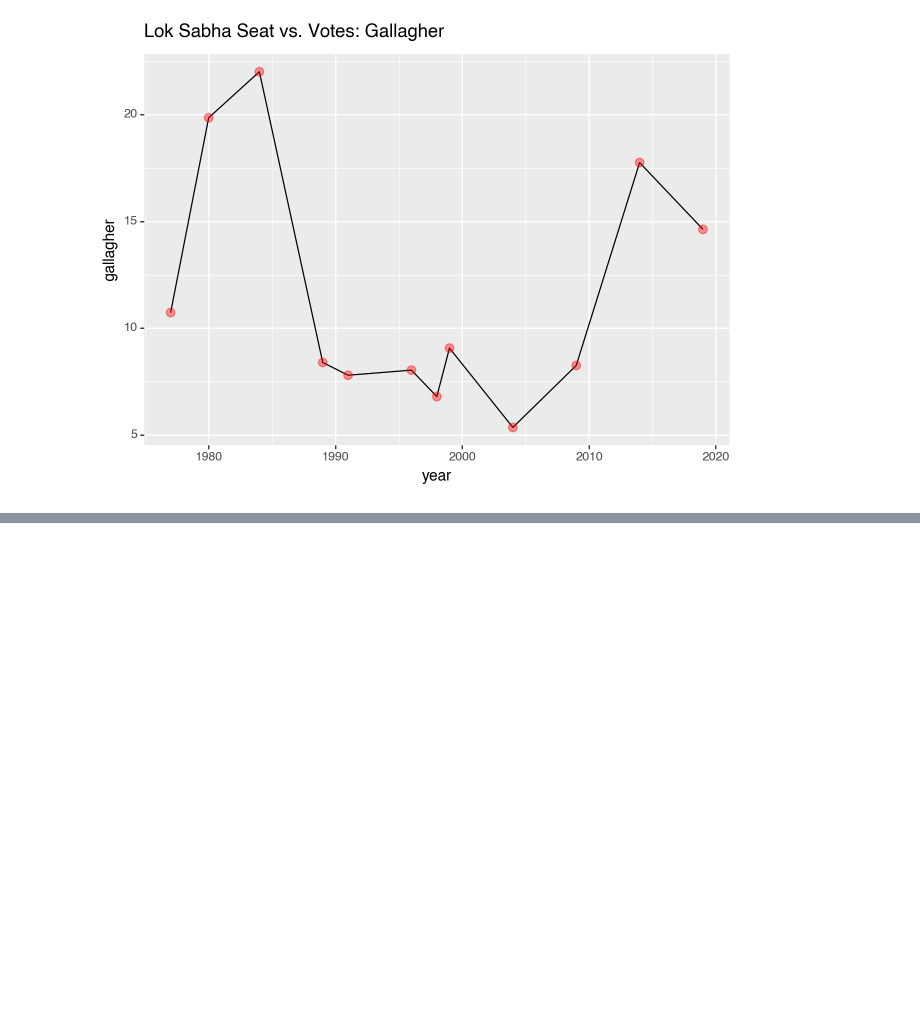
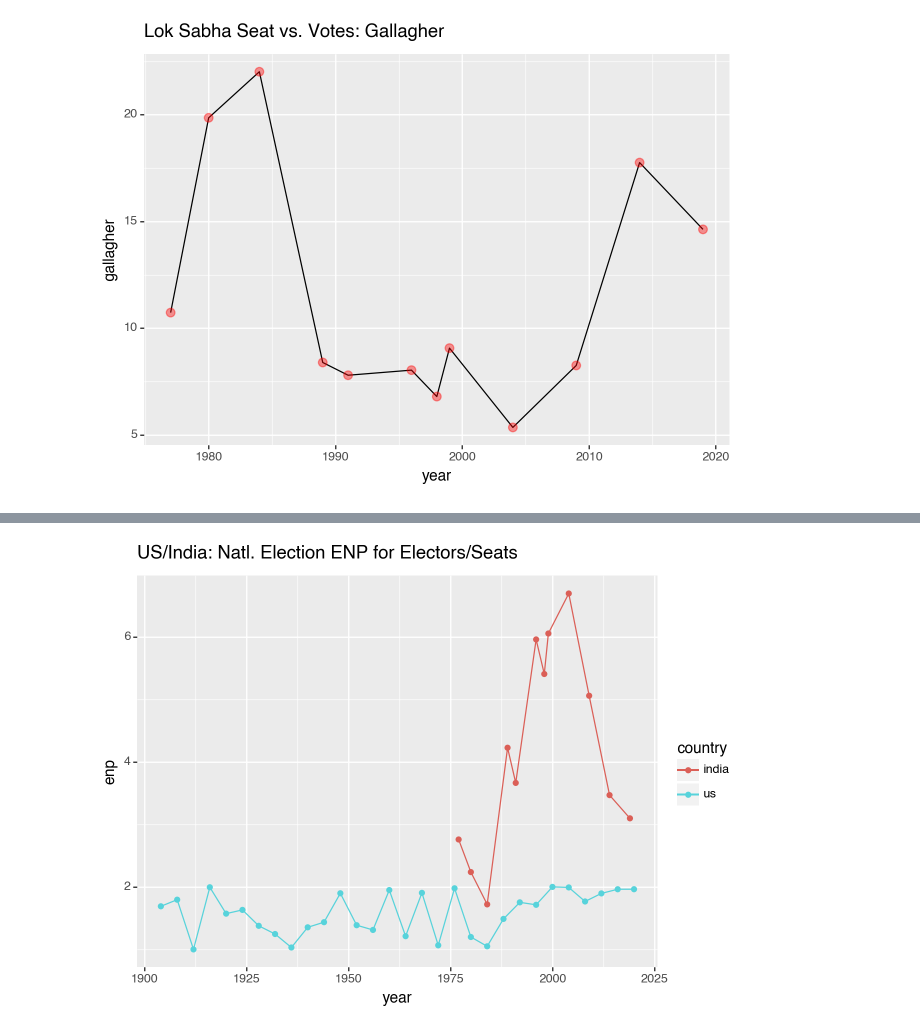
Before and after one commit to bansalr/election_metrics, a Jupyter notebook: notebooks/Electoral_Metrics.ipynb, the cells around one changed output, grey strips where cells are left out. Drawn from its saved outputs; the diff is of its cells as text; code cells hidden in the pictures; blank space fills up the shorter version.

```diff
--- a/notebooks/Electoral_Metrics.ipynb
+++ b/notebooks/Electoral_Metrics.ipynb
@@ -115,0 +114,7 @@ print(g1)
+# %%
+g1 = plot_duo(pd.DataFrame({'year': india_outputs['measures']['year'],**india_outputs['measures']['seats']}),
+         pd.DataFrame({'year': us_outputs['measures']['year'],**us_outputs['measures']['electors']}),
+         "US/India: Natl. Election ENP for Electors/Seats")
+print(g1)
+# %% [output]
+[figure, added]
```
Also changed, not shown: parts of 6 cells of this notebook, 5 other files.
